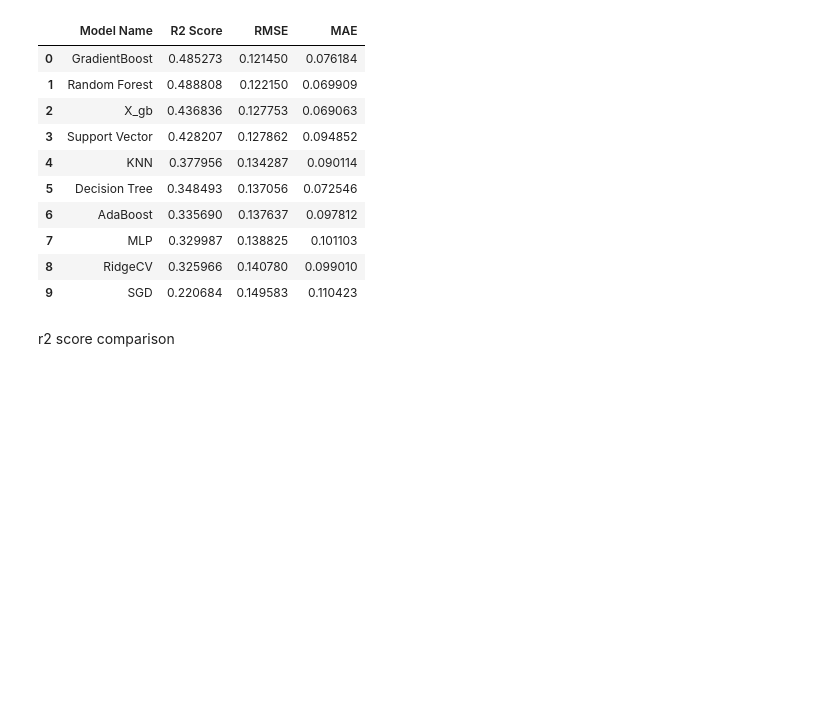
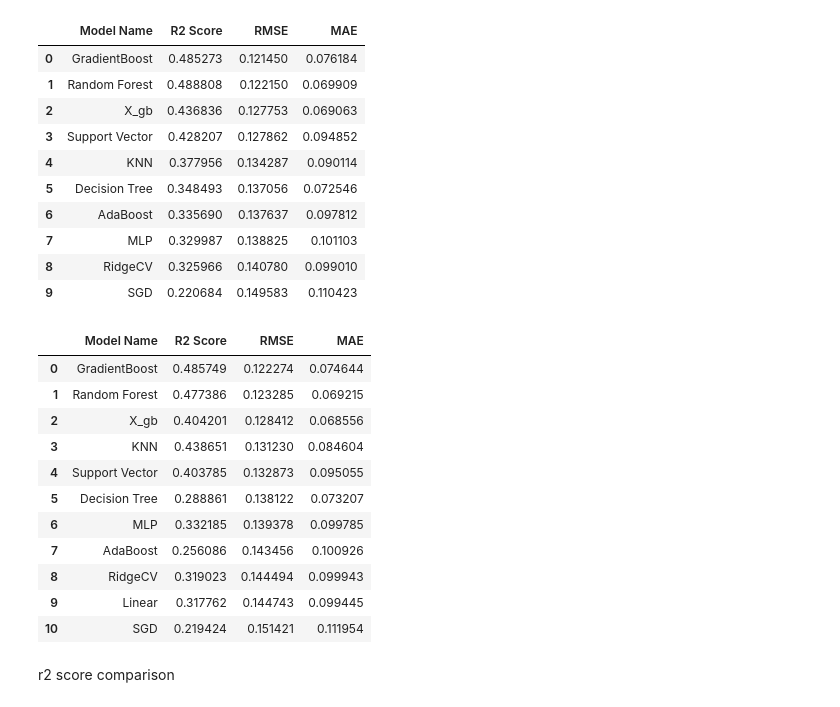
Before and after one commit to DarshanGoodGuy/IITISOC25, a Jupyter notebook: Model.ipynb, the cells around one changed output. Saved outputs shown, nothing was run; the diff lists cells and outputs as text; code cells hidden in the pictures; blank space fills up the shorter version.

```diff
--- a/Model.ipynb
+++ b/Model.ipynb
@@ -140,7 +140,7 @@ Alloy_data.shape
 # %%
 #Assigning Feature and Target variables
 X = Alloy_data.iloc[:,1:27] #Feature Columns
-y = Alloy_data.iloc[:,27:38]  #Target Columns
+y = Alloy_data.iloc[:,27:33]  #Target Columns
 # %%
 X.head()
 # %% [output]
@@ -262,6 +262,51 @@ results
 | 7 | MLP | 0.329987 | 0.138825 | 0.101103 |
 | 8 | RidgeCV | 0.325966 | 0.140780 | 0.099010 |
 | 9 | SGD | 0.220684 | 0.149583 | 0.110423 |
+# %%
+import xgboost as xgb
+
+def model_test_results(XTrain,XTest,yTrain,yTest):
+  test_models =[('Linear', LinearRegression()),
+           ('Random Forest',RandomForestRegressor()),
+           ('MLP',MLPRegressor(max_iter = 1000)),
+           ('RidgeCV',MultiOutputRegressor(RidgeCV())),
+           ('SGD',MultiOutputRegressor(SGDRegressor())),
+           ('KNN', KNeighborsRegressor(n_neighbors=10)),
+           ('Support Vector',MultiOutputRegressor(SVR())),
+           ('Decision Tree',MultiOutputRegressor(DecisionTreeRegressor())),
+           ('AdaBoost',MultiOutputRegressor(AdaBoostRegressor())),
+           ('X_gb',MultiOutputRegressor(xgb.XGBRegressor())),
+           ('GradientBoost',MultiOutputRegressor(GradientBoostingRegressor())),
+          ]
+  finalResults = []
+
+  for name,model in test_models:
+      model.fit(XTrain, yTrain)
+      model_results = model.predict(XTest)
+      r2score = r2_score(yTest, model_results)
+      RMSE = np.sqrt(mean_squared_error(yTest, model_results))
+      MAE = mean_absolute_error(yTest, model_results)
+      finalResults.append((name, r2score, RMSE, MAE))
+  finalResults.sort(key=lambda k:k[2])
+  return finalResults
+# %%
+np.random.seed(42)
+np__test_results = model_test_results(X_train,X_test,y_train,y_test)
+test_results = pd.DataFrame(np__test_results,columns=['Model Name', 'R2 Score', 'RMSE', 'MAE'])
+test_results
+# %% [output]
+|  | Model Name | R2 Score | RMSE | MAE |
+| 0 | GradientBoost | 0.485749 | 0.122274 | 0.074644 |
+| 1 | Random Forest | 0.477386 | 0.123285 | 0.069215 |
+| 2 | X_gb | 0.404201 | 0.128412 | 0.068556 |
+| 3 | KNN | 0.438651 | 0.131230 | 0.084604 |
+| 4 | Support Vector | 0.403785 | 0.132873 | 0.095055 |
+| 5 | Decision Tree | 0.288861 | 0.138122 | 0.073207 |
+| 6 | MLP | 0.332185 | 0.139378 | 0.099785 |
+| 7 | AdaBoost | 0.256086 | 0.143456 | 0.100926 |
+| 8 | RidgeCV | 0.319023 | 0.144494 | 0.099943 |
+| 9 | Linear | 0.317762 | 0.144743 | 0.099445 |
+| 10 | SGD | 0.219424 | 0.151421 | 0.111954 |
 # %%
 names = []
 r2score = []
```
Also changed, not shown: parts of 8 cells of this notebook.
